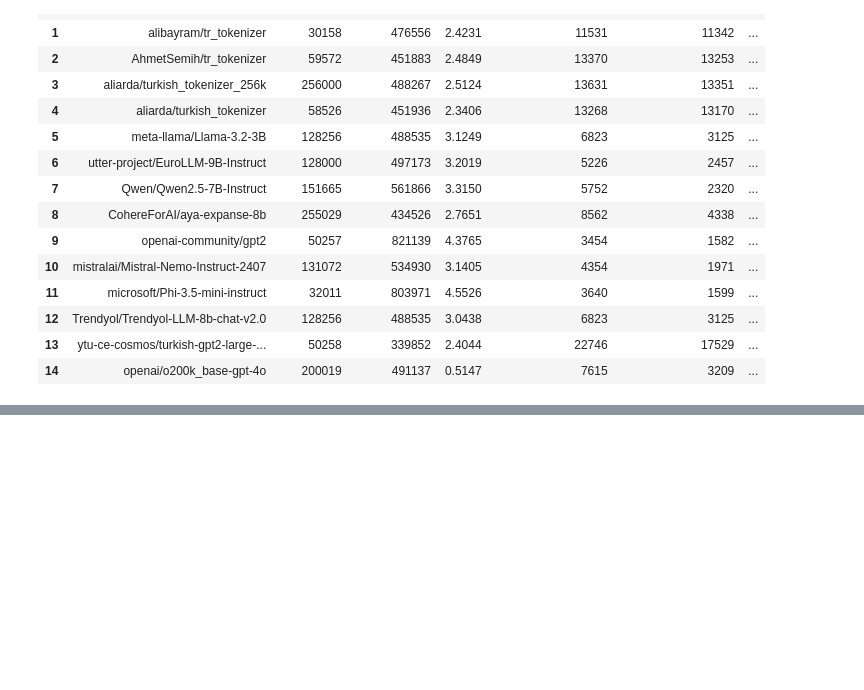
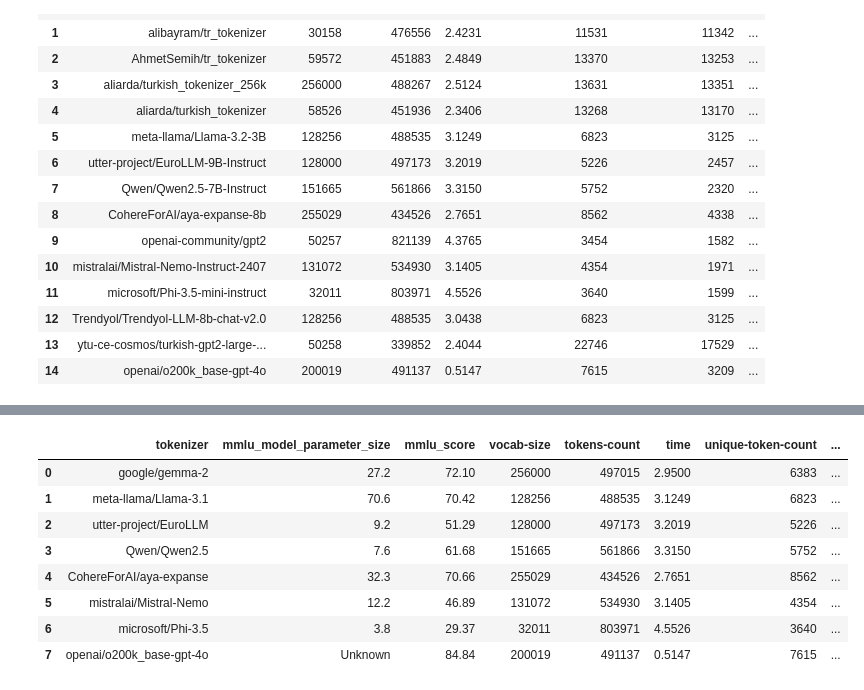
Before and after one commit to malibayram/tokenizer_benchmark, a Jupyter notebook: test_tokenizer.ipynb, the cells around one changed output, grey strips where cells are left out. Cells and saved outputs as stored; diff of their text form; code cells hidden in the pictures; blank space fills up the shorter version.

```diff
--- a/test_tokenizer.ipynb
+++ b/test_tokenizer.ipynb
@@ -188,0 +276,15 @@ df
+# %%
+df_tokenizer_score_maps = pd.read_csv("tokenizer_score_maps_copy.csv")
+# df = df.drop(columns=["format", "quantization_level", "dogru_cevap_sayisi", "toplam_sure"])
+df_tokenizer_score_maps.drop(columns=["turkish-token-count", "pure-token-count"], inplace=True)
+df_tokenizer_score_maps
+# %% [output]
+|  | tokenizer | mmlu_model_parameter_size | mmlu_score | vocab-size | tokens-count | time | unique-token-count | ... |
+| 0 | google/gemma-2 | 27.2 | 72.10 | 256000 | 497015 | 2.9500 | 6383 | ... |
+| 1 | meta-llama/Llama-3.1 | 70.6 | 70.42 | 128256 | 488535 | 3.1249 | 6823 | ... |
+| 2 | utter-project/EuroLLM | 9.2 | 51.29 | 128000 | 497173 | 3.2019 | 5226 | ... |
+| 3 | Qwen/Qwen2.5 | 7.6 | 61.68 | 151665 | 561866 | 3.3150 | 5752 | ... |
+| 4 | CohereForAI/aya-expanse | 32.3 | 70.66 | 255029 | 434526 | 2.7651 | 8562 | ... |
+| 5 | mistralai/Mistral-Nemo | 12.2 | 46.89 | 131072 | 534930 | 3.1405 | 4354 | ... |
+| 6 | microsoft/Phi-3.5 | 3.8 | 29.37 | 32011 | 803971 | 4.5526 | 3640 | ... |
+| 7 | openai/o200k_base-gpt-4o | Unknown | 84.84 | 200019 | 491137 | 0.5147 | 7615 | ... |
```
Also changed, not shown: parts of 7 cells of this notebook, 30 other files.
